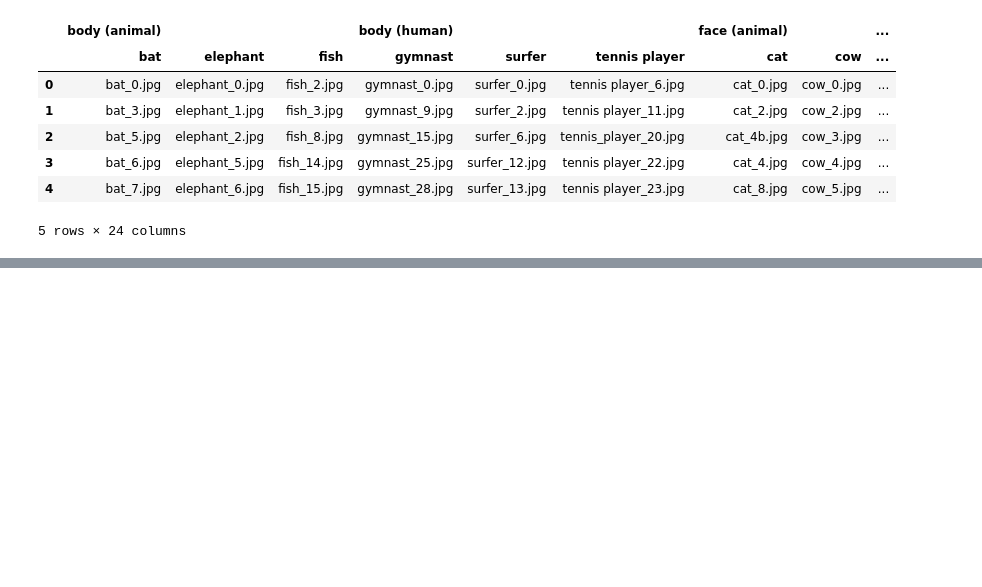
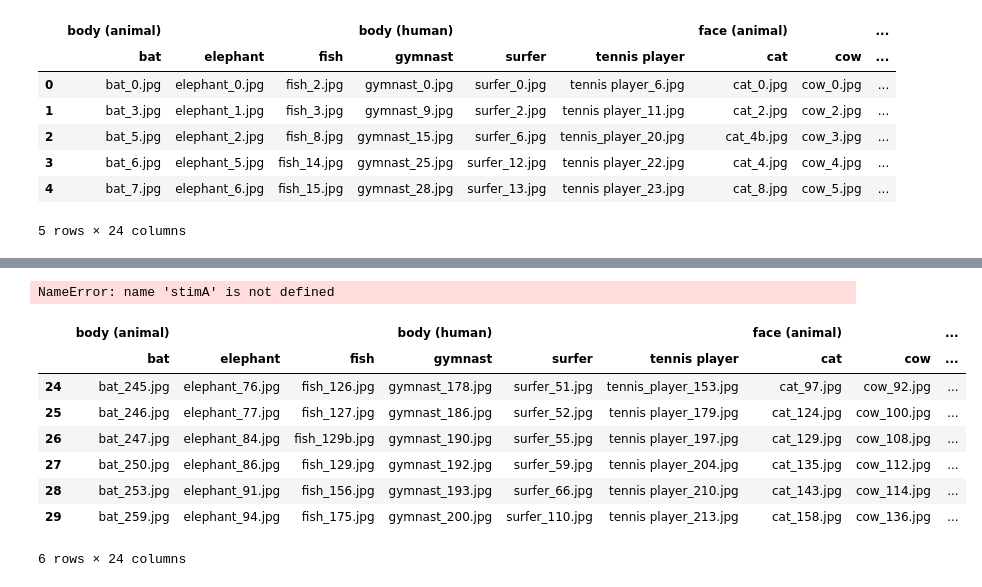
Before and after one commit to marek1n/mooney-pilot, a Jupyter notebook: utils/stimulus_spreadsheets.ipynb, the cells around one changed output, grey strips where cells are left out. Saved outputs shown, nothing was run; the diff lists cells and outputs as text; code cells hidden in the pictures; blank space fills up the shorter version.

```diff
--- a/utils/stimulus_spreadsheets.ipynb
+++ b/utils/stimulus_spreadsheets.ipynb
@@ -100,10 +120,36 @@ images_df.head()
+# %%
+stimA
+# %% [output]
+NameError: name 'stimA' is not defined
 # %%
 # per one stim set - 120 imgs / 8 categories = 15 imgs / category
 # => split into 6 sets every 5 rows
 
-stimA = images_df[:5]
-stimB = images_df[5:10]
-stimC = images_df[10:15]
-stimD = images_df[15:20]
-stimE = images_df[20:25]
-stimF = images_df[25:30]
+# NEW - per stim set - 60 imgs / 8 categories = 7 or 8 per category
+# start w 6 per category
+
+stimA = images_df[:2]
+stimB = images_df[2:4]
+stimC = images_df[4:6]
+stimD = images_df[6:8]
+stimE = images_df[8:10]
+stimF = images_df[10:12]
+stimG = images_df[12:14]
+stimH = images_df[14:16]
+stimI = images_df[16:18]
+stimJ = images_df[18:20]
+stimK = images_df[20:22]
+stimL = images_df[22:24]
+
+stim_rest = images_df[24:]
+stim_rest
+# %% [output]
+|  | body (animal) |  |  | body (human) |  |  | face (animal) |  | ... |
+|  | bat | elephant | fish | gymnast | surfer | tennis player | cat | cow | ... |
+| 24 | bat_245.jpg | elephant_76.jpg | fish_126.jpg | gymnast_178.jpg | surfer_51.jpg | tennis_player_153.jpg | cat_97.jpg | cow_92.jpg | ... |
+| 25 | bat_246.jpg | elephant_77.jpg | fish_127.jpg | gymnast_186.jpg | surfer_52.jpg | tennis player_179.jpg | cat_124.jpg | cow_100.jpg | ... |
+| 26 | bat_247.jpg | elephant_84.jpg | fish_129b.jpg | gymnast_190.jpg | surfer_55.jpg | tennis player_197.jpg | cat_129.jpg | cow_108.jpg | ... |
+| 27 | bat_250.jpg | elephant_86.jpg | fish_129.jpg | gymnast_192.jpg | surfer_59.jpg | tennis player_204.jpg | cat_135.jpg | cow_112.jpg | ... |
+| 28 | bat_253.jpg | elephant_91.jpg | fish_156.jpg | gymnast_193.jpg | surfer_66.jpg | tennis player_210.jpg | cat_143.jpg | cow_114.jpg | ... |
+| 29 | bat_259.jpg | elephant_94.jpg | fish_175.jpg | gymnast_200.jpg | surfer_110.jpg | tennis player_213.jpg | cat_158.jpg | cow_136.jpg | ... |
+6 rows × 24 columns
```
Also changed, not shown: parts of 6 cells of this notebook.
